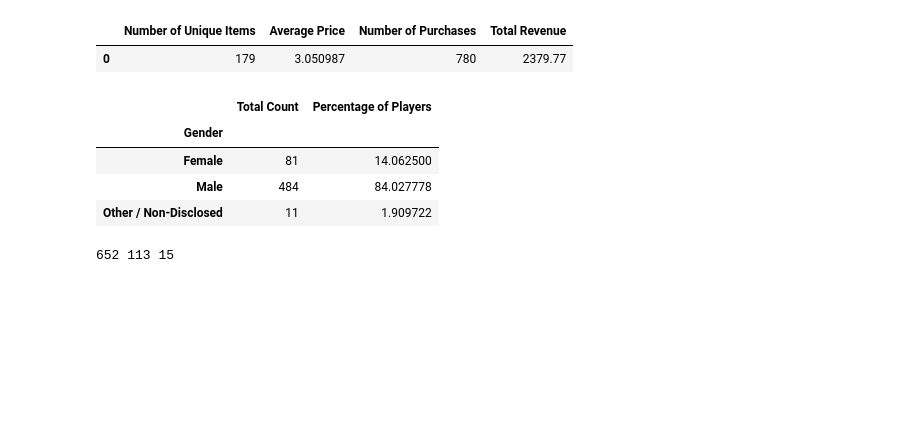
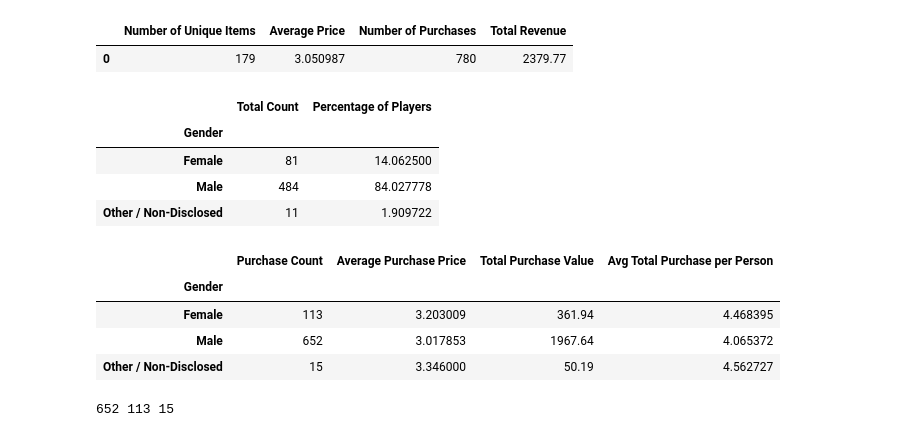
Before and after one commit to emmobley63/pandas-challenge, a Jupyter notebook: HeroesOfPymoli/main.ipynb, the cells around one changed output. Saved outputs shown, nothing was run; the diff lists cells and outputs as text; code cells hidden in the pictures; blank space fills up the shorter version.

Commit message:
,Made Gender Pur more Efficient, forgot to save on previous ones

```diff
--- a/HeroesOfPymoli/main.ipynb
+++ b/HeroesOfPymoli/main.ipynb
@@ -63,6 +63,23 @@ gender_df
 | Female | 81 | 14.062500 |
 | Male | 484 | 84.027778 |
 | Other / Non-Disclosed | 11 | 1.909722 |
+# %%
+g_pc = gendergroup["Purchase ID"].count()
+g_tpv = gendergroup["Price"].sum()
+g_app = gendergroup["Price"].mean()
+g_atppp = [(x/y) for x, y in zip(g_tpv,gcount)]
+
+gp_df = pd.DataFrame({"Purchase Count": g_pc,
+                         "Average Purchase Price": g_app,
+                         "Total Purchase Value": g_tpv,
+                         "Avg Total Purchase per Person": g_atppp})
+gp_df
+# %% [output]
+|  | Purchase Count | Average Purchase Price | Total Purchase Value | Avg Total Purchase per Person |
+| Gender |  |  |  |  |
+| Female | 113 | 3.203009 | 361.94 | 4.468395 |
+| Male | 652 | 3.017853 | 1967.64 | 4.065372 |
+| Other / Non-Disclosed | 15 | 3.346000 | 50.19 | 4.562727 |
 # %%
 # gendergroup = df.groupby("Gender")
 
```
